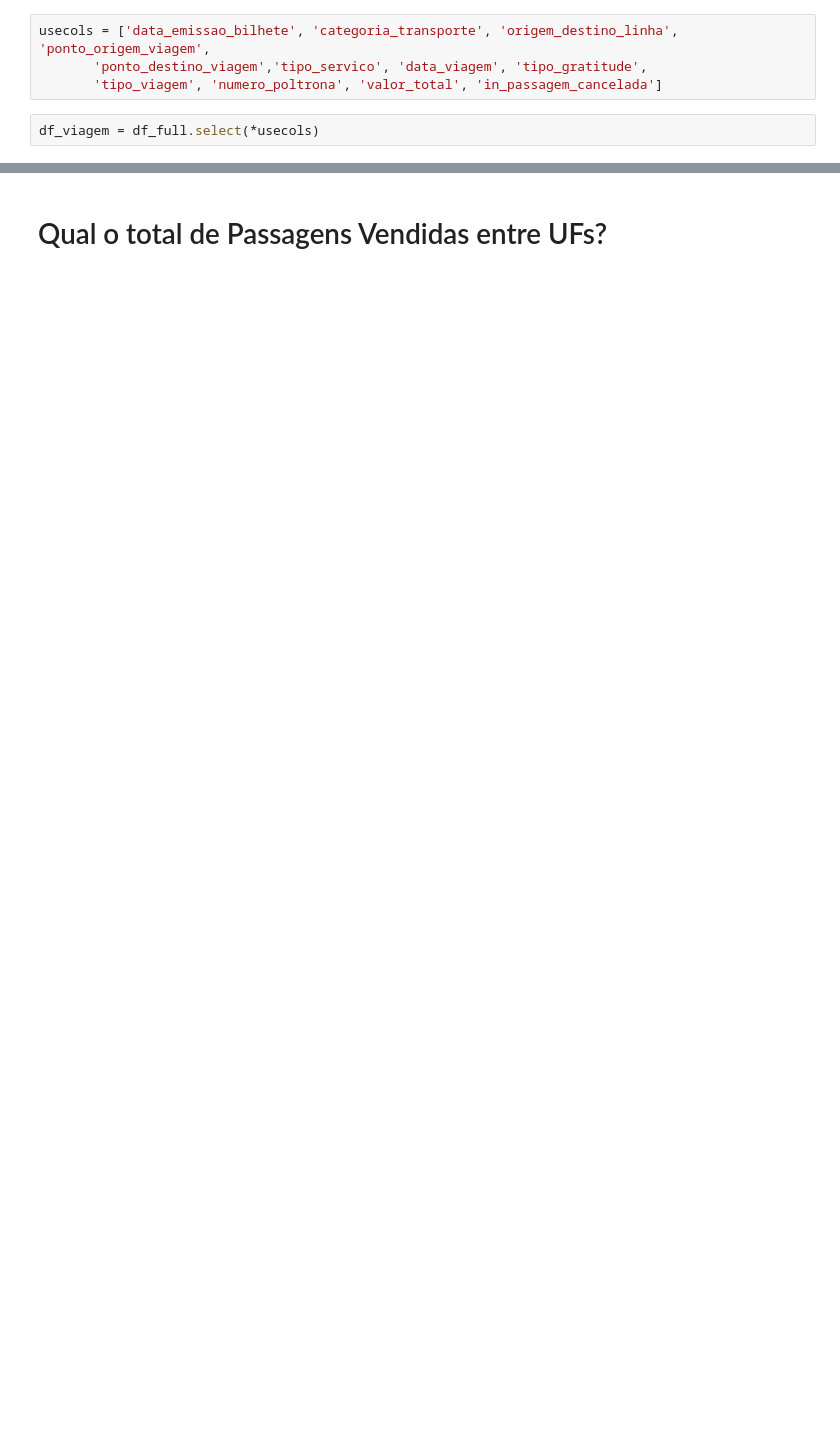
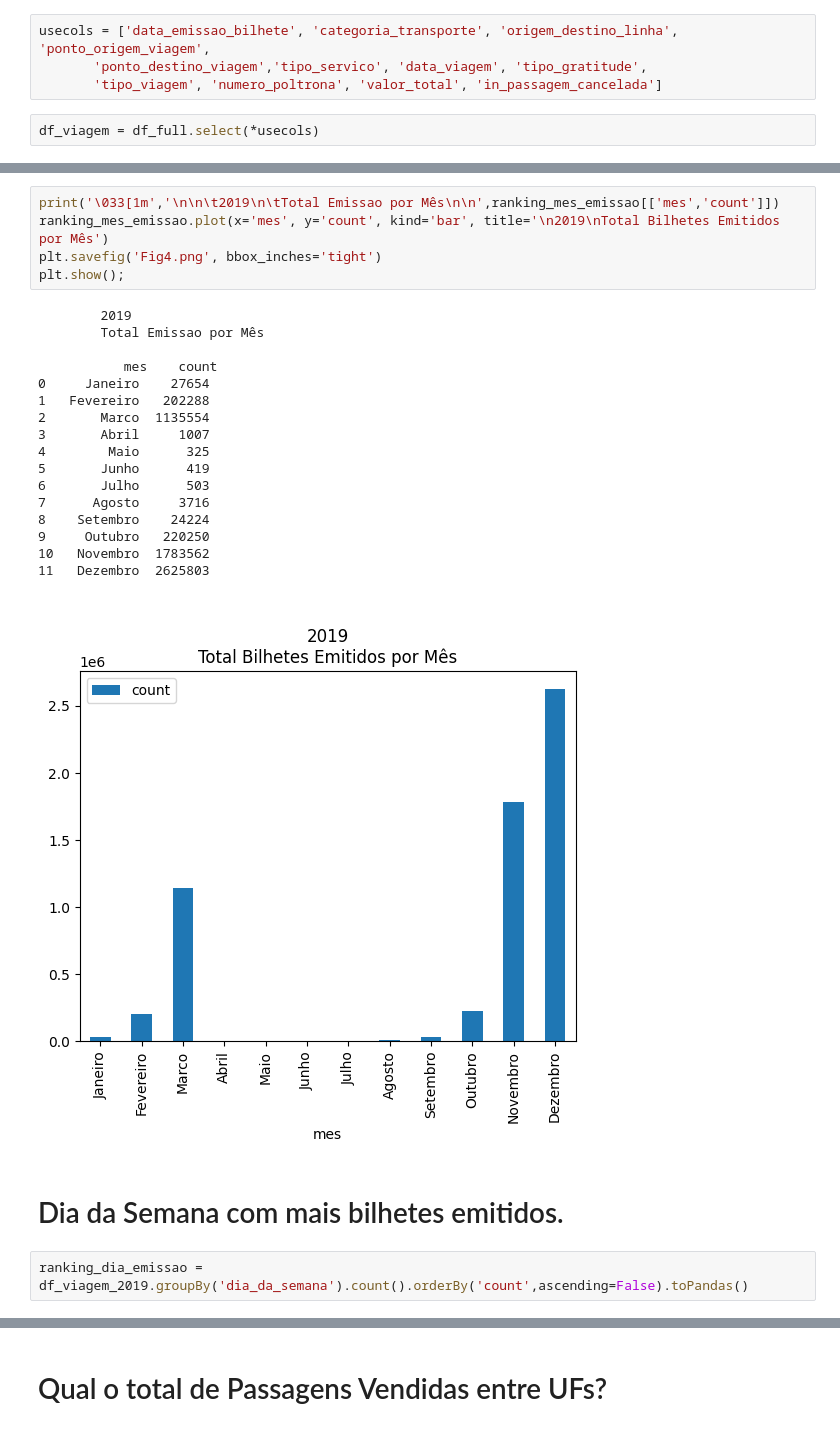
Before and after one commit to silviolima07/Kaggle, a Jupyter notebook: Analise_Viagens_Onibus_Pyspark.ipynb, the cells around one changed output, grey strips where cells are left out. Drawn from its saved outputs; the diff is of its cells as text; blank space fills up the shorter version.

```diff
--- a/Analise_Viagens_Onibus_Pyspark.ipynb
+++ b/Analise_Viagens_Onibus_Pyspark.ipynb
@@ -552,0 +580,27 @@ plt.savefig("Fig6.png",  bbox_inches='tight')
+# %%
+print('\033[1m','\n\n\t2019\n\tTotal Emissao por Mês\n\n',ranking_mes_emissao[['mes','count']])
+ranking_mes_emissao.plot(x='mes', y='count', kind='bar', title='\n2019\nTotal Bilhetes Emitidos por Mês')
+plt.savefig('Fig4.png', bbox_inches='tight')
+plt.show();
+# %% [output]
+        2019
+        Total Emissao por Mês
+
+           mes    count
+0     Janeiro    27654
+1   Fevereiro   202288
+2       Marco  1135554
+3       Abril     1007
+4        Maio      325
+5       Junho      419
+6       Julho      503
+7      Agosto     3716
+8    Setembro    24224
+9     Outubro   220250
+10   Novembro  1783562
+11   Dezembro  2625803
+[figure, added]
+# %% [markdown]
+# Dia da Semana com mais bilhetes emitidos.
+# %%
+ranking_dia_emissao = df_viagem_2019.groupBy('dia_da_semana').count().orderBy('count',ascending=False).toPandas()
```
Also changed, not shown: parts of 254 cells of this notebook.
